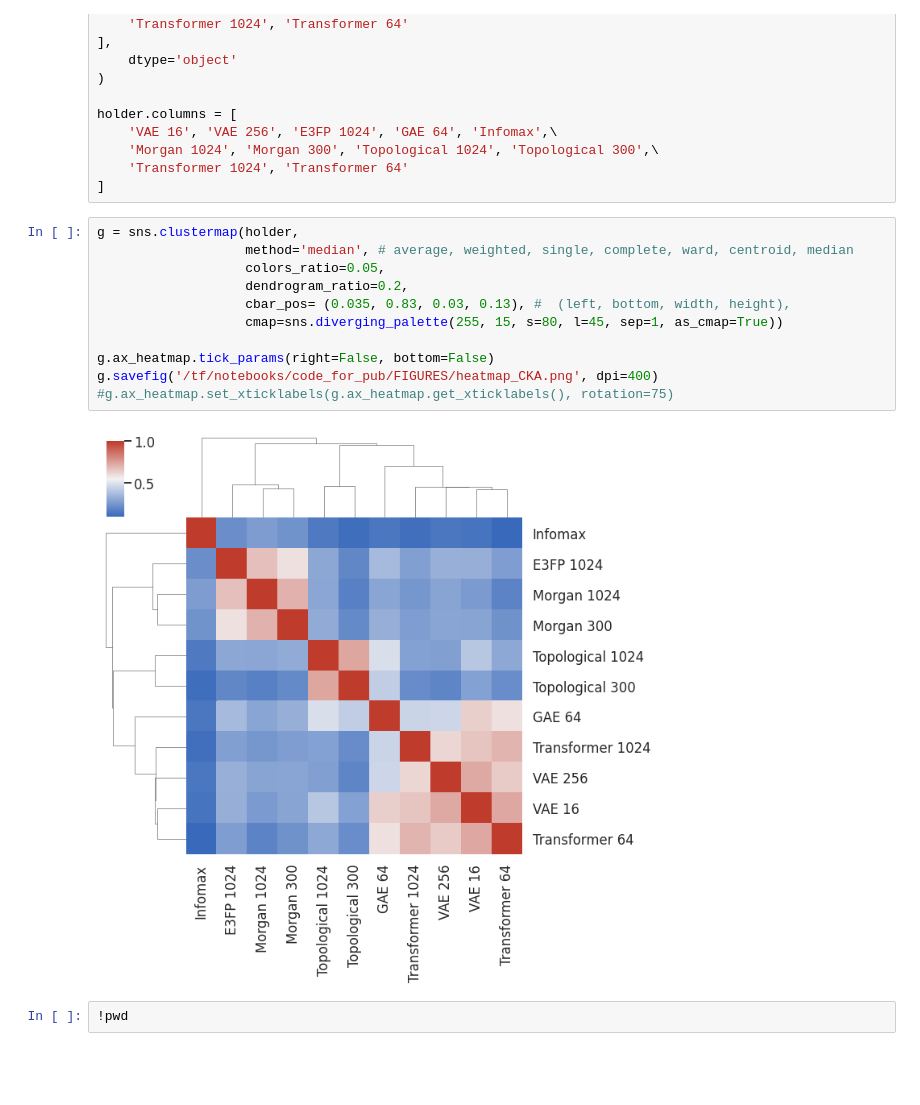
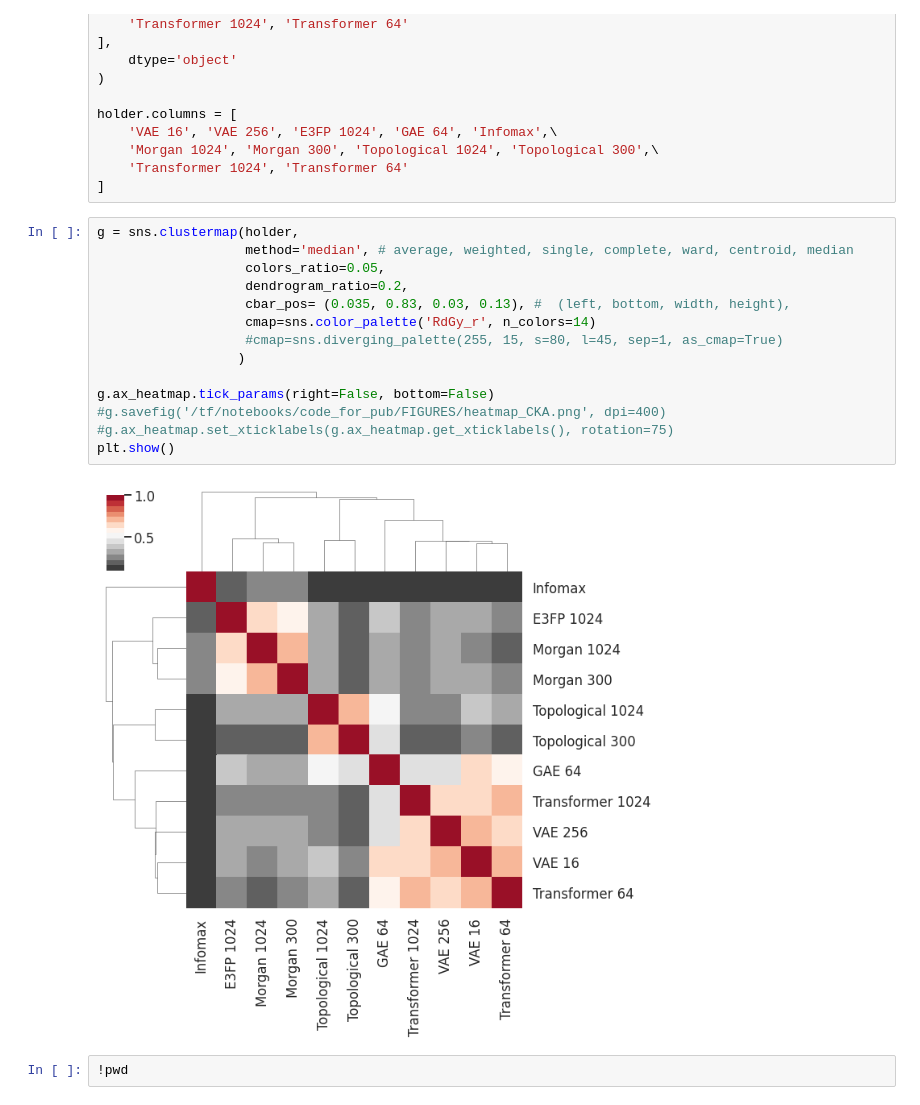
Before and after one commit to NetPharMedGroup/publication_fingerprint, a Jupyter notebook: _7_make_heatmap_CKA.ipynb, the cells around one changed output. Drawn from its saved outputs; the diff is of its cells as text; blank space fills up the shorter version.

```diff
--- a/_7_make_heatmap_CKA.ipynb
+++ b/_7_make_heatmap_CKA.ipynb
@@ -98,16 +176,19 @@ holder.columns = [
 # %%
 g = sns.clustermap(holder,
                    method='median', # average, weighted, single, complete, ward, centroid, median
                    colors_ratio=0.05,
                    dendrogram_ratio=0.2,
                    cbar_pos= (0.035, 0.83, 0.03, 0.13), #  (left, bottom, width, height),
-                   cmap=sns.diverging_palette(255, 15, s=80, l=45, sep=1, as_cmap=True))
+                   cmap=sns.color_palette('RdGy_r', n_colors=14)
+                   #cmap=sns.diverging_palette(255, 15, s=80, l=45, sep=1, as_cmap=True)
+                  )
 
 g.ax_heatmap.tick_params(right=False, bottom=False)
-g.savefig('/tf/notebooks/code_for_pub/FIGURES/heatmap_CKA.png', dpi=400)
+#g.savefig('/tf/notebooks/code_for_pub/FIGURES/heatmap_CKA.png', dpi=400)
 #g.ax_heatmap.set_xticklabels(g.ax_heatmap.get_xticklabels(), rotation=75)
+plt.show()
 # %% [output]
-[figure, old version]
+[figure, new version]
 # %%
 !pwd
 # %% [output]
```
Also changed, not shown: parts of 11 cells of this notebook, 13 other files.
